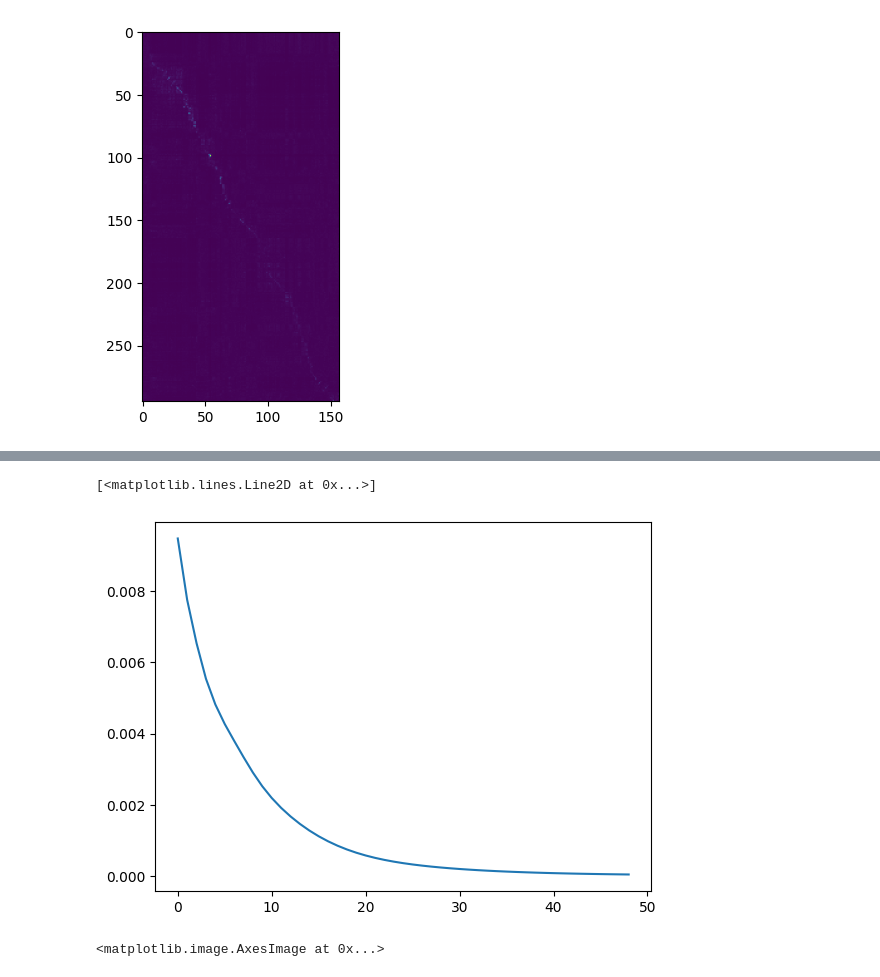
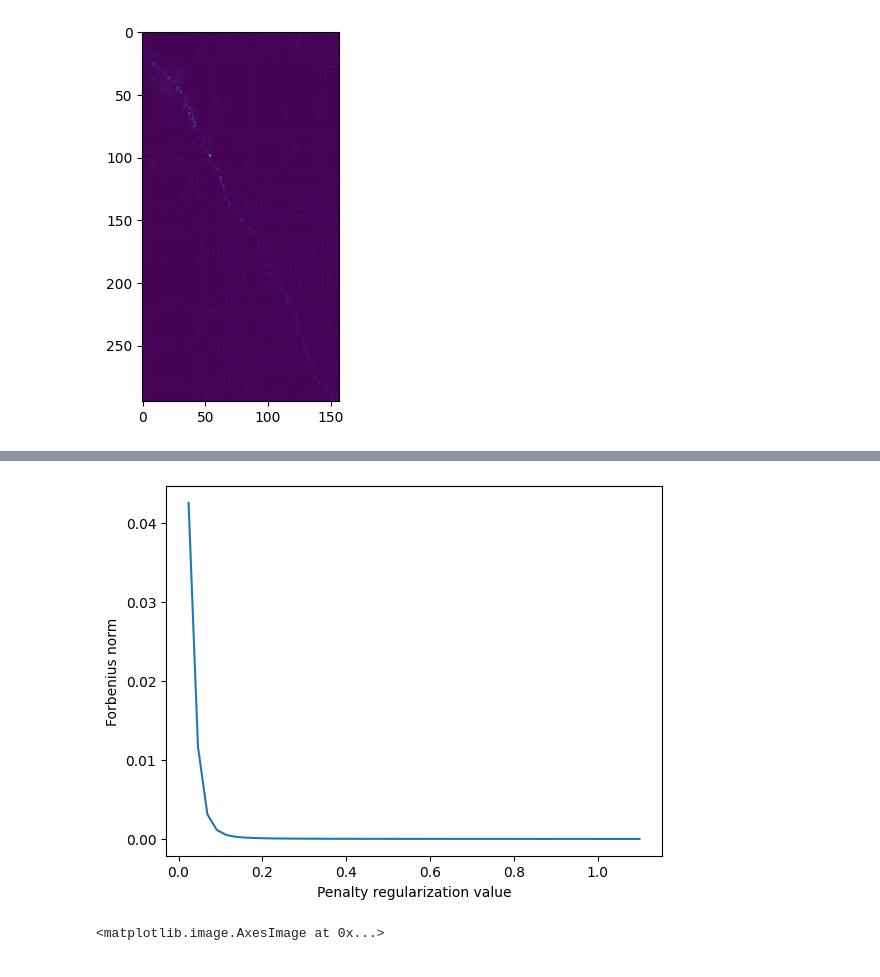
Before and after one commit to Dernalord/Project_OT, a Jupyter notebook: Project_OT.ipynb, the cells around one changed output, grey strips where cells are left out. Saved outputs shown, nothing was run; the diff lists cells and outputs as text; code cells hidden in the pictures.

```diff
--- a/Project_OT.ipynb
+++ b/Project_OT.ipynb
@@ -509,5 +564,5 @@ reg 0.05857142857142857
 # %%
-reg_path_matrix = knn_ot_regpath(X_w_surf,Y_w_surf,X_d_surf,Y_d_surf, reg_range=[0.0016,0.1,50])
+reg_path_matrix = knn_ot_regpath(X_w_surf,Y_w_surf,X_d_surf,Y_d_surf, reg_range=[0.0011,1.1,50])
 plt.imshow(reg_path_matrix, cmap='hot')
 # %% [output]
 <matplotlib.image.AxesImage at 0x...>
@@ -514,0 +570,4 @@ plt.imshow(reg_path_matrix, cmap='hot')
+# %%
+reg_values=np.linspace(0.0016,1.1,50)
+# %%
+reg_values=reg_values[1:]
@@ -515,12 +587,15 @@ plt.imshow(reg_path_matrix, cmap='hot')
 # %%
 secon_diagonal = []
 for i in range(reg_path_matrix.shape[0]-1):
     secon_diagonal.append(reg_path_matrix[i+1,i])
 
-plt.plot(secon_diagonal)
+plt.plot(reg_values,secon_diagonal)
+plt.xlabel("Penalty regularization value")
+plt.ylabel("Forbenius norm")
+plt.savefig(os.getcwd()+"/second_diagonal.pdf")
+plt.show()
 # %% [output]
-[<matplotlib.lines.Line2D at 0x...>]
-[figure, old version]
+[figure, new version]
 # %%
 trash_zeros = np.zeros_like(trash)
 maxtrashind = np.argmax(trash,axis=1)
```
Also changed, not shown: parts of 11 cells of this notebook, 4 other files.
